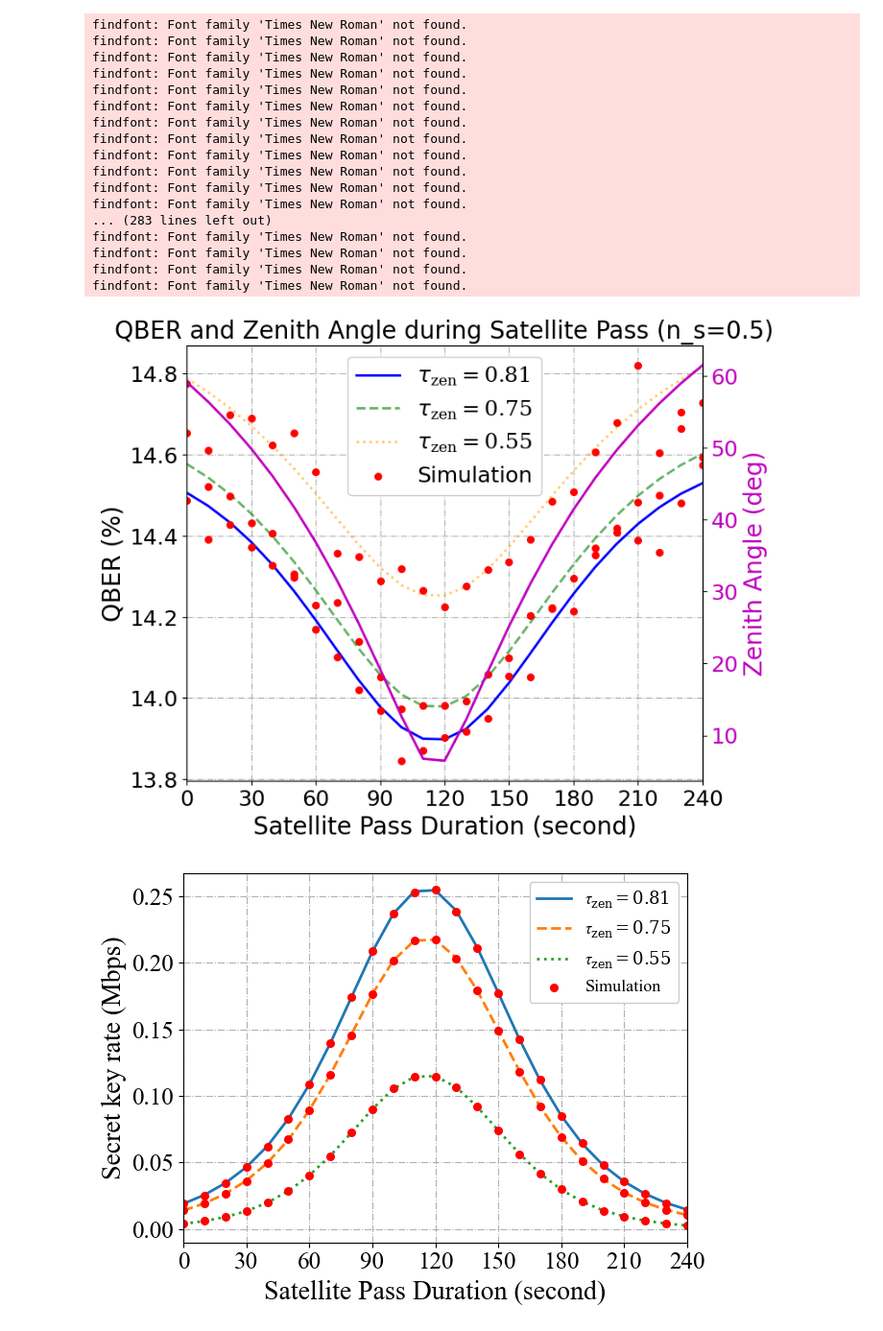
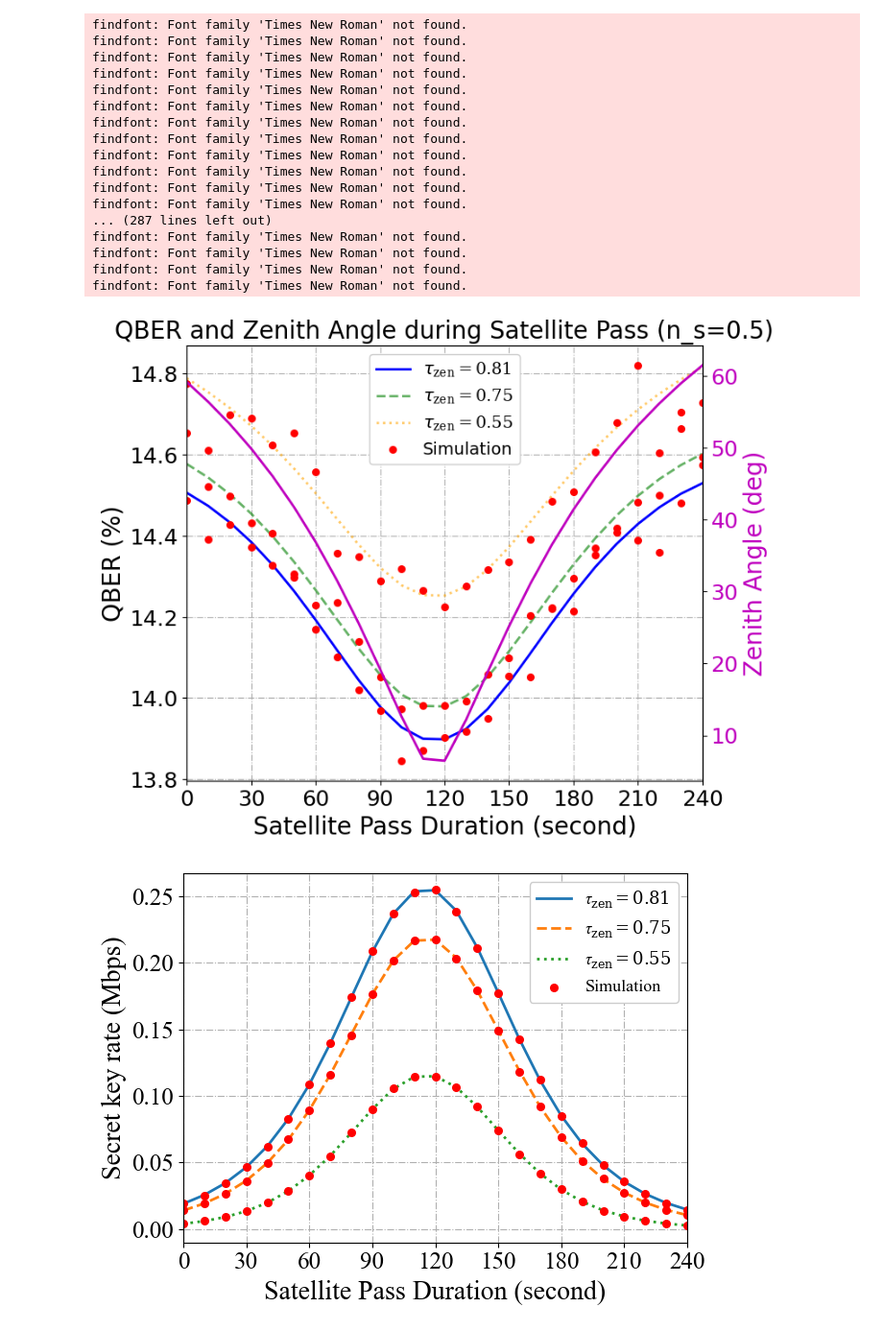
Before and after one commit to takkiiiiiiiii/BBM92_Simulatior, a Jupyter notebook: src/skr_satellite_pass_yudai/plot_fig_new.ipynb, the cells around one changed output. Shown: that part at 96% size. Drawn from its saved outputs; the diff is of its cells as text; code cells hidden in the pictures.

```diff
--- a/src/skr_satellite_pass_yudai/plot_fig_new.ipynb
+++ b/src/skr_satellite_pass_yudai/plot_fig_new.ipynb
@@ -115,36 +115,36 @@ ax2.tick_params(axis='y', labelcolor='m')
 
 lines1, labels1 = ax1.get_legend_handles_labels()
 lines2, labels2 = ax2.get_legend_handles_labels()
 ax1.legend(
     lines1 + lines2,
     labels1 + labels2,
     loc='upper center',
-    fontsize=18)
+    fontsize=14)
 
 ax1.grid()
 plt.tight_layout()
 _ = plt.xticks(np.arange(0, 241, 30))
 plt.title('QBER and Zenith Angle during Satellite Pass (n_s=0.5)', fontsize=20)
 plt.savefig('figure_results/qber_sat_pass_yudai_test1_n_s1_new_081.pdf', format='pdf', bbox_inches="tight")
 # %% [output]
 findfont: Font family 'Times New Roman' not found.
 findfont: Font family 'Times New Roman' not found.
 findfont: Font family 'Times New Roman' not found.
 findfont: Font family 'Times New Roman' not found.
 findfont: Font family 'Times New Roman' not found.
 findfont: Font family 'Times New Roman' not found.
 findfont: Font family 'Times New Roman' not found.
 findfont: Font family 'Times New Roman' not found.
 findfont: Font family 'Times New Roman' not found.
 findfont: Font family 'Times New Roman' not found.
 findfont: Font family 'Times New Roman' not found.
 findfont: Font family 'Times New Roman' not found.
-... (283 lines left out)
+... (287 lines left out)
 findfont: Font family 'Times New Roman' not found.
 findfont: Font family 'Times New Roman' not found.
 findfont: Font family 'Times New Roman' not found.
 findfont: Font family 'Times New Roman' not found.
-[figure, old version]
+[figure, new version]
 # %%
 plt.plot(t, skr_analysis[0][:]/10**6, label=r'$\tau_{\rm zen} = 0.81$')
 plt.plot(t, skr_analysis[1][:]/10**6, ls='--', label=r'$\tau_{\rm zen} = 0.75$')
```
Also changed, not shown: 10 other files.
